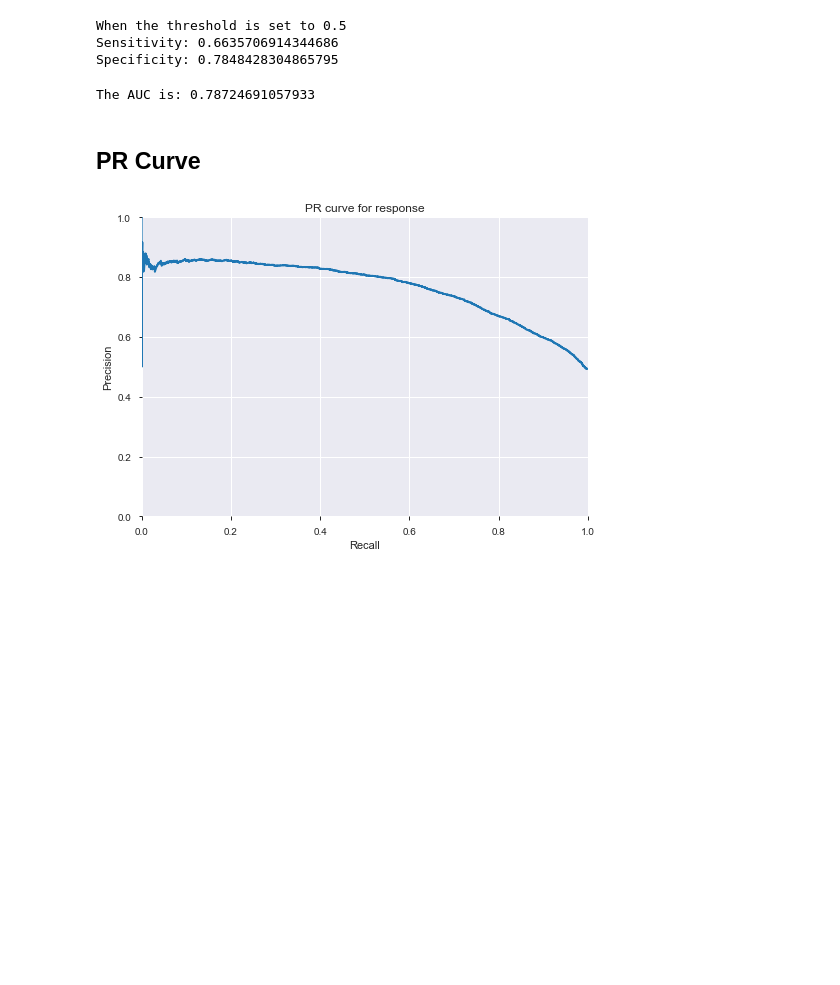
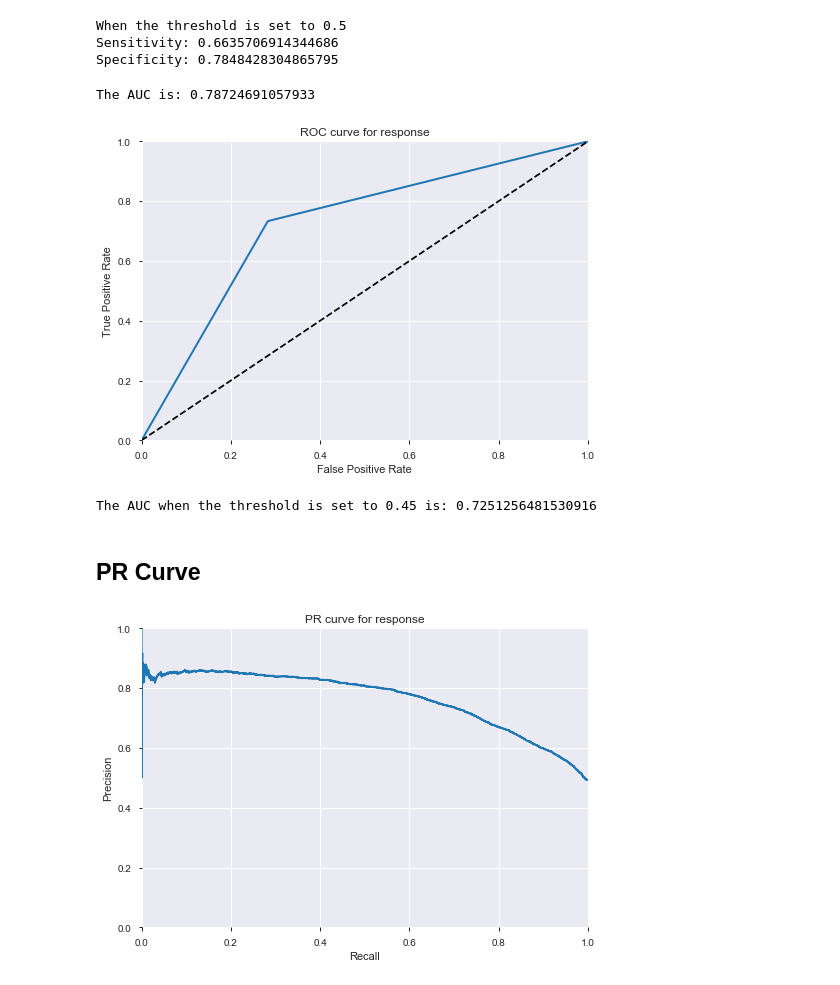
Before and after one commit to jsbernet/capstone_healthcare, a Jupyter notebook: modeling/Cardio_logistic.ipynb, the cells around one changed output. Drawn from its saved outputs; the diff is of its cells as text; code cells hidden in the pictures; blank space fills up the shorter version.

Commit message:
Updated model to reflect more information when threshold = 0.45

```diff
--- a/modeling/Cardio_logistic.ipynb
+++ b/modeling/Cardio_logistic.ipynb
@@ -522,4 +499,18 @@ y_predictions_5 = log_reg_5.predict(X_test)
 y_predict_prob_5 = log_reg_5.predict_proba(X_test)
+# %%
+# store the predicted probabilities for class 1 of the response
+# for the alternate threshold of 0.45
+y_predict_prob_5_for_altthres = log_reg_5.predict_proba(X_test)[:,1]
+
+
+# the default threshold for predicted probabilities to be classified
+# as 0 or 1 is 0.5
+# let's see what would happen if the default is set to 0.45
+# predict response if the predicted probability is greater than 0.45
+# it will return 1 for all values above 0.45 and 0 otherwise
+# results are 2D so we slice out the first column
+
+y_pred_class_altthrs45 = binarize(y_predict_prob_5_for_altthres.reshape(-1, 1), 0.45)
 # %%
 # the first argument is true values,
 # the second argument is predicted values
@@ -658,6 +699,25 @@ roc_auc_y_5_class1 = metrics.roc_auc_score(y_test, y_pred_prob_5_class1)
 print('\nThe AUC is:', roc_auc_y_5_class1)
 # %% [output]
 The AUC is: 0.78724691057933
+# %%
+# AUC is the percentage of the ROC plot that is underneath the curve
+# first argument is true values, second argument is predicted probabilities
+# AUC for logistic regression, C = 100
+# threshold set to 0.45
+
+fpr45, tpr45, thresholds45 = roc_curve(y_test, y_pred_class_altthrs45)
+# plot the ROC curve for the logistic regression, C = 0.5, threshold=0.45
+
+plot_roc_curve(fpr45, tpr45)
+plt.savefig('ROC_logistic_C5_thresh45_plot.pdf')
+plt.show()
+
+roc_auc_y5_thres45_class1 = metrics.roc_auc_score(y_test, y_pred_class_altthrs45)
+
+print('\nThe AUC when the threshold is set to 0.45 is:', roc_auc_y5_thres45_class1)
+# %% [output]
+[figure, added]
+The AUC when the threshold is set to 0.45 is: 0.7251256481530916
 # %% [markdown]
 ## PR Curve
 # %%
```
Also changed, not shown: parts of 23 cells of this notebook.
